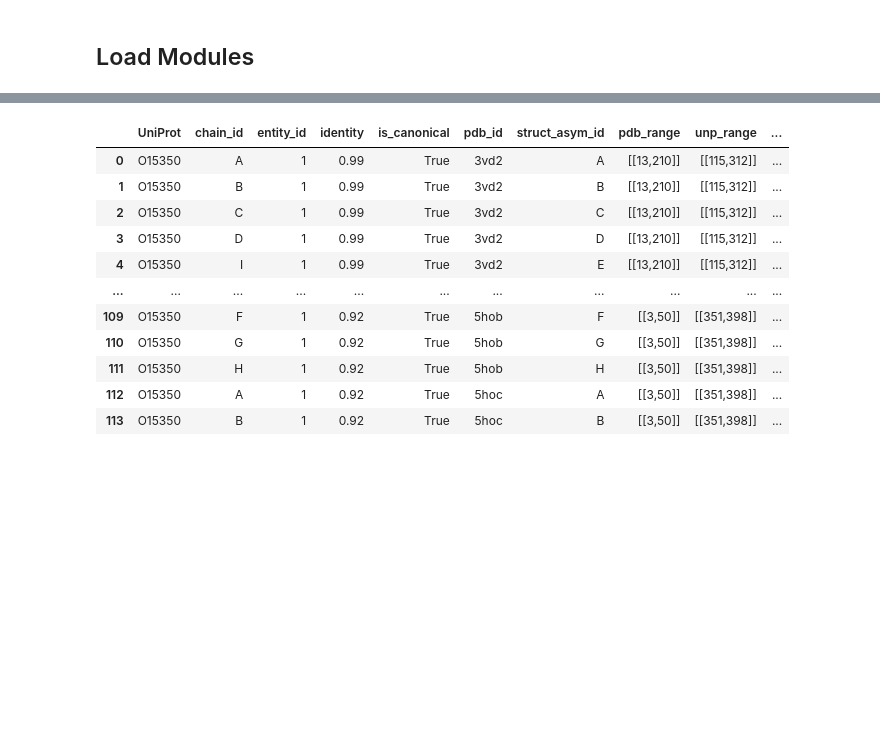
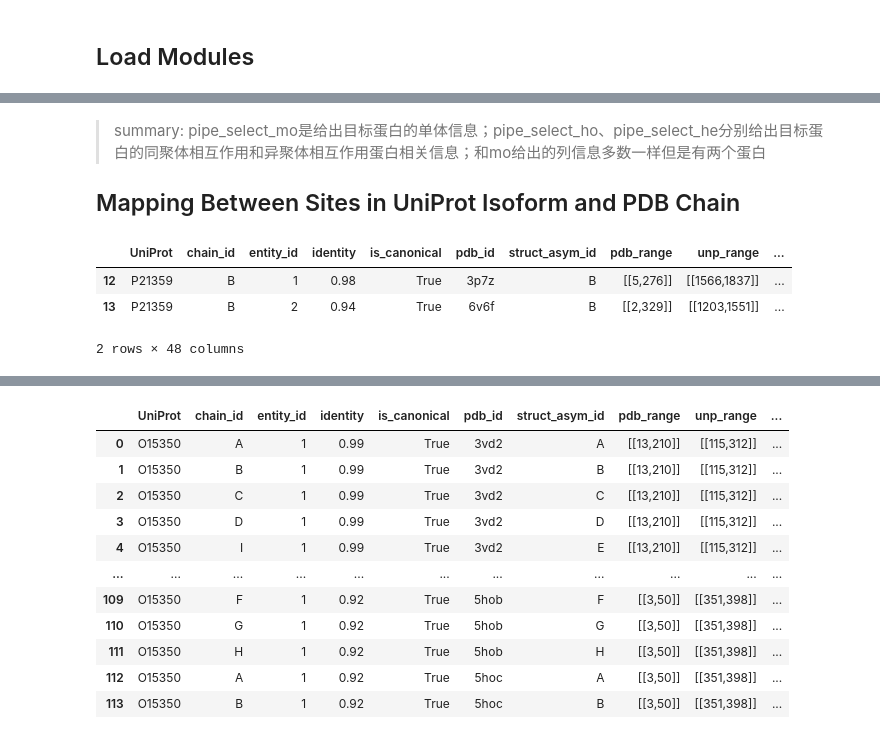
Before and after one commit to NatureGeorge/pdb-profiling, a Jupyter notebook: examples/unp3d.ipynb, the cells around one changed output, grey strips where cells are left out. Saved outputs shown, nothing was run; the diff lists cells and outputs as text; code cells hidden in the pictures; blank space fills up the shorter version.

```diff
--- a/examples/unp3d.ipynb
+++ b/examples/unp3d.ipynb
@@ -113,0 +159,11 @@ Name: 0, dtype: object
+# %% [markdown]
+> summary: pipe_select_mo是给出目标蛋白的单体信息；pipe_select_ho、pipe_select_he分别给出目标蛋白的同聚体相互作用和异聚体相互作用蛋白相关信息；和mo给出的列信息多数一样但是有两个蛋白
+
+## Mapping Between Sites in UniProt Isoform and PDB Chain
+# %%
+df1[df1.select_tag.eq(True)]
+# %% [output]
+|  | UniProt | chain_id | entity_id | identity | is_canonical | pdb_id | struct_asym_id | pdb_range | unp_range | ... |
+| 12 | P21359 | B | 1 | 0.98 | True | 3p7z | B | [[5,276]] | [[1566,1837]] | ... |
+| 13 | P21359 | B | 2 | 0.94 | True | 6v6f | B | [[2,329]] | [[1203,1551]] | ... |
+2 rows × 48 columns
```
Also changed, not shown: parts of 30 cells of this notebook, 7 other files.
